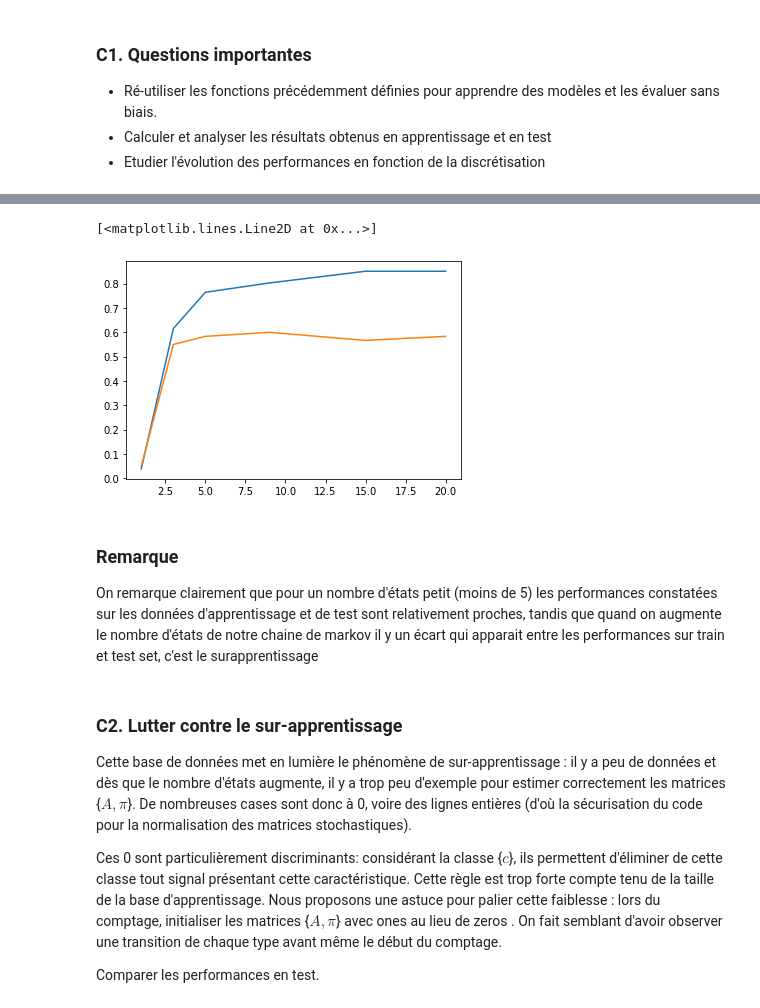
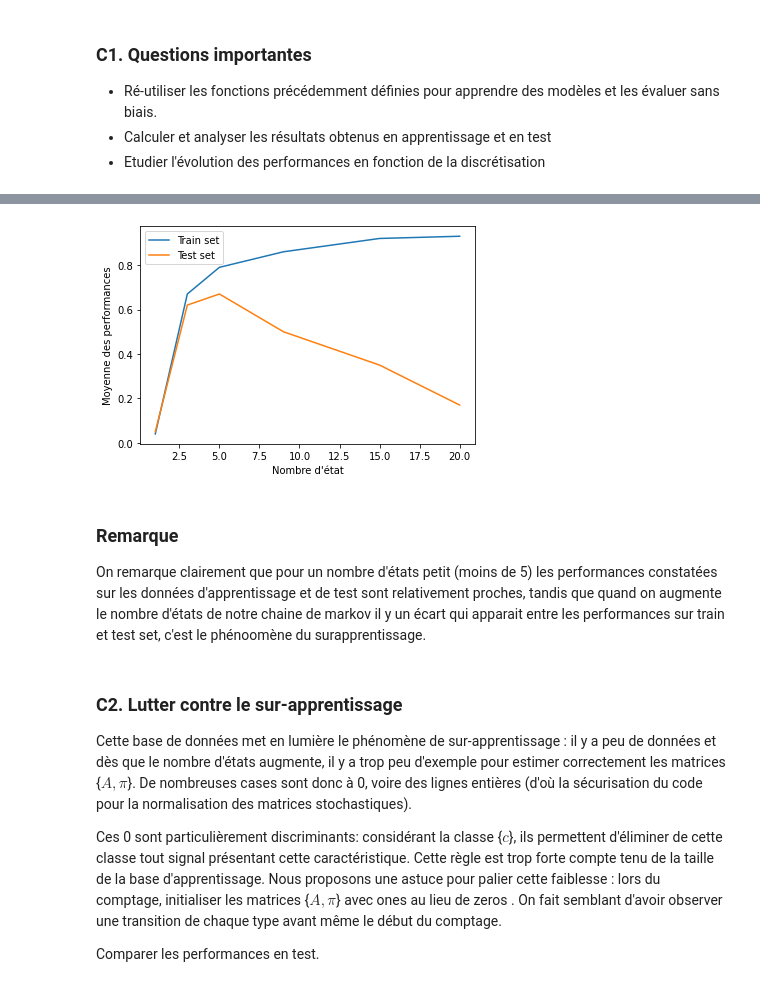
Before and after one commit to samynhl/DAC-M1-S1-MAPSI-TMES, a Jupyter notebook: TME6/TME6_NEHLIL_BOUTALEB.ipynb, the cells around one changed output, grey strips where cells are left out. Drawn from its saved outputs; the diff is of its cells as text; code cells hidden in the pictures.

```diff
--- a/TME6/TME6_NEHLIL_BOUTALEB.ipynb
+++ b/TME6/TME6_NEHLIL_BOUTALEB.ipynb
@@ -71,12 +71,8 @@ Il est nécessaire de regrouper les angles en un nombre fini d'états (par exemp
 Donner le code de la méthode `discretise(x, d)` qui prend la base des signaux et retourne une base de signaux discrétisés.
 # %%
 def discretise(x, d):
-    # Votre code :
     intervalle = 360 / d
-    res = np.empty(x.shape, dtype = x.dtype)
-    for i in range(x.size):
-        res[i] = np.floor(x[i]/intervalle)
-    return res
+    return np.array([np.floor(x[i]/intervalle) for i in range(x.size)])
 # Test
 discretise(X[0], 3)
 # %% [output]
@@ -297,3 +286,21 @@ pred = proba.argmax(0) # max colonne par colonne
 np.where(pred != Ynum, 0.,1.).mean()
 # %% [output]
 0.6902985074626866
+# %%
+# Test avec d=20
+d = 20
+Xd = discretise(X, d)
+
+models = []
+for cl in range(len(np.unique(Y))): # parcours de toutes les classes et optimisation des modèles
+    models.append(learnMarkovModel(Xd[index[cl]], d))
+
+pi, A = learnMarkovModel(Xd[index[0]], d)
+proba = np.array([[probaSequence(Xd[i], models[cl][0], models[cl][1]) for i in range(len(Xd))]
+                  for cl in range(len(np.unique(Y)))])
+
+# Calcul de la classe la plus probable :
+pred = proba.argmax(0) # max colonne par colonne
+
+# Calcul d'un pourcentage de bonne classificatioqn :
+np.where(pred != Ynum, 0.,1.).mean()
@@ -384,6 +411,6 @@ models[0][0], models[0][1]
 # %%
 # Votre code
-d = 3                   # paramètre de discrétisation
+d = 20                 # paramètre de discrétisation
 Xd = discretise(X, d)    # application de la discrétisation
 index = groupByLabel(Y[ia])  # groupement des signaux par classe
 
@@ -401,20 +428,10 @@ proba_t = np.array([[probaSequence(Xd_test[i], models[cl][0], models[cl][1]) for
                   for cl in range(len(np.unique(Y[it])))])
 
 
-# Evaluation des performances sur le train set
-# calcul d'une version numérique des Y :
-Ynum_a = np.zeros(Y[ia].shape)
-for num, char in enumerate(np.unique(Y[ia])):
-    Ynum_a[Y[ia] == char] = num
-Ynum_t = np.zeros(Y[it].shape)
-for num, char in enumerate(np.unique(Y[it])):
-    Ynum_t[Y[it] == char] = num
-
+## Evaluation des performances sur le train set
 # Calcul de la classe la plus probable :
 pred_a = proba_a.argmax(0) # max colonne par colonne
 pred_t = proba_t.argmax(0) # max colonne par colonne
-
-
 # Calcul d'un pourcentage de bonne classificatioqn :
 print('Performances train set :', np.where(pred_a != Ynum_a, 0.,1.).mean())
 print('Performances test set :', np.where(pred_t != Ynum_t, 0.,1.).mean())
@@ -464,12 +470,15 @@ Performances test set : 0.2
-# %%
-plt.plot(d_values, perf_train)
-plt.plot(d_values, perf_test)
-# %% [output]
-[<matplotlib.lines.Line2D at 0x...>]
-[figure, removed]
+# %%
+plt.plot(d_values, perf_train,label = "Train set")
+plt.plot(d_values, perf_test, label = "Test set")
+plt.xlabel("Nombre d'état")
+plt.ylabel("Moyenne des performances")
+plt.legend()
+plt.show()
+# %% [output]
+[figure, added]
 # %% [markdown]
 ### Remarque
-On remarque clairement que pour un nombre d'états petit (moins de 5) les performances constatées sur les données d'apprentissage et de test sont relativement proches, tandis que quand on augmente le nombre d'états de notre chaine de markov il y un écart qui apparait entre les performances sur train et test set, c'est le surapprentissage
+On remarque clairement que pour un nombre d'états petit (moins de 5) les performances constatées sur les données d'apprentissage et de test sont relativement proches, tandis que quand on augmente le nombre d'états de notre chaine de markov il y un écart qui apparait entre les performances sur train et test set, c'est le phénoomène du surapprentissage.
 # %% [markdown]
 ### C2. Lutter contre le sur-apprentissage
 Cette base de données met en lumière le phénomène de sur-apprentissage : il y a peu de données et dès que le nombre d'états augmente, il y a trop peu d'exemple pour estimer correctement les matrices {$A, \pi$}. De nombreuses cases sont donc à 0, voire des lignes entières (d'où la sécurisation du code pour la normalisation des matrices stochastiques).
```
Also changed, not shown: parts of 26 cells of this notebook.
